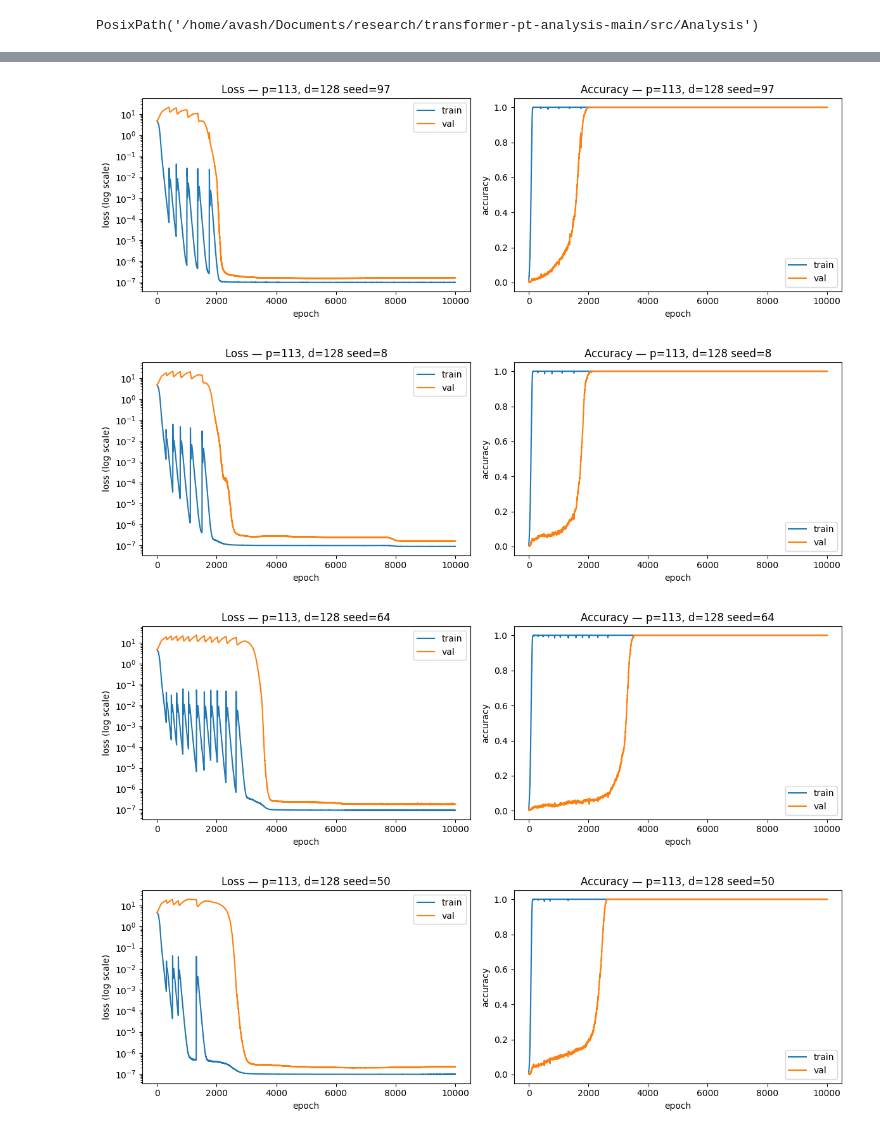
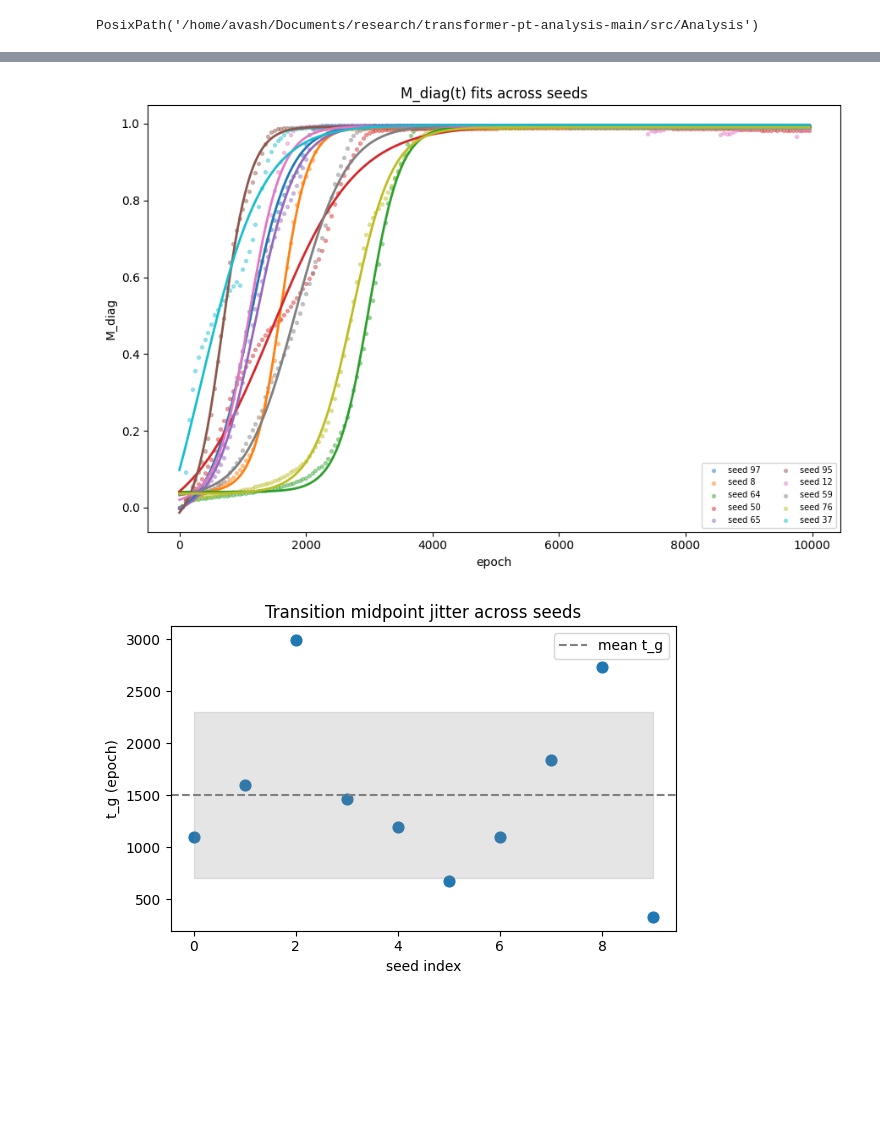
Before and after one commit to Aavash232311/Empirical-Analysis-of-Phase-Transitions-in-Transformer-Models-Using-Mechanistic-Interpretability, a Jupyter notebook: transformer-pt-analysis-main/src/Analysis/sharpness_and_width_transition.ipynb, the cells around one changed output, grey strips where cells are left out. Cells and saved outputs as stored; diff of their text form; code cells hidden in the pictures; blank space fills up the shorter version.

Commit message:
Added: logistic curve across different seeds

```diff
--- a/transformer-pt-analysis-main/src/Analysis/sharpness_and_width_transition.ipynb
+++ b/transformer-pt-analysis-main/src/Analysis/sharpness_and_width_transition.ipynb
@@ -11,9 +11,8 @@ PosixPath('/home/avash/Documents/research/transformer-pt-analysis-main/src/Analy
 # %%
 import os
 import torch
-from pathlib import Path
-from typing import Dict, List, Optional, Set, Tuple
 from mintrans_clean import *
+import analysis as a
 
 device = torch.device("cuda" if torch.cuda.is_available() else "cpu")
 
@@ -24,6 +23,7 @@ path_wd = [{ "wd": decay.split('wd')[-1 :][0].split('_')[-1:][0].split('.pth')[0
 
 cfg = TrainConfig()
 
+all_results = []
 
 for obj in path_wd:
     path = os.path.join("random_seeds", obj['path'])
@@ -39,6 +39,70 @@ for obj in path_wd:
 
     history = skeletons['history']
 
-    plot_training_curves(history, title=f"p={cfg.p}, d={cfg.d_model} seed={random_seed}")
-    # plot_spectral_history(history)
+    # plot_training_curves(history, title=f"p={cfg.p}, d={cfg.d_model} seed={random_seed}")
+    # plot_spectral_history(history, title=f"Diagonal spectral mass during training seed={random_seed}")
+
+    # Looks like we are saving the checkpoint on every 50 epoch.
+    spectal_mass = [{
+        "d_mass": props['diag_mass'],
+        "epoch": props['epoch']
+    } for props in history['spectral']]
+
+    epochs = [pt['epoch'] for pt in spectal_mass]
+    d_mass = [pt['d_mass'] for pt in spectal_mass]
+
+    try:
+        r = a.fit_one_run(epochs, d_mass)
+        r['seed'] = random_seed
+        all_results.append(r)
+        print(f"seed {random_seed}: t_g={r['t_g']:.1f}  Delta_t={r['Delta_t']:.1f}  "
+              f"M0={r['M0']:.4f}  dM={r['dM']:.4f}")
+    except RuntimeError as e:
+        print(f"seed {random_seed}: fit FAILED ({e})")
+
+# ---------------------------------------------------------------------------
+# AGGREGATE ACROSS ALL SEEDS (after the loop finishes)
+# ---------------------------------------------------------------------------
+t_g_vals     = np.array([r['t_g'] for r in all_results])
+Delta_t_vals = np.array([r['Delta_t'] for r in all_results])
+dM_vals      = np.array([r['dM'] for r in all_results])
+
+
+
+print("\n--- Summary across seeds ---")
+# at t = tg = m = 0.5
+print(f"t_g     = {t_g_vals.mean():.2f} ± {t_g_vals.std():.2f}")
+print(f"Delta_t = {Delta_t_vals.mean():.2f} ± {Delta_t_vals.std():.2f}")
+print(f"dM      = {dM_vals.mean():.4f} ± {dM_vals.std():.4f}")
+print(f"\nRelative t_g spread (std/mean Delta_t): "
+      f"{t_g_vals.std()/Delta_t_vals.mean():.2f}")
+
+# ---------------------------------------------------------------------------
+# PLOTS
+# ---------------------------------------------------------------------------
+plt.figure(figsize=(9,6))
+colors = plt.cm.tab10(np.linspace(0, 1, len(all_results)))
+for r, c in zip(all_results, colors):
+    plt.scatter(r['epochs'], r['M'], s=8, alpha=0.4, color=c, label=f"seed {r['seed']}")
+    t_fine = np.linspace(r['epochs'].min(), r['epochs'].max(), 500)
+    plt.plot(t_fine, a.logistic(t_fine, *r['popt']), color=c, lw=2)
+
+
+plt.xlabel("epoch"); plt.ylabel("M_diag")
+plt.title("M_diag(t) fits across seeds")
+plt.legend(fontsize=7, ncol=2)
+plt.tight_layout()
+plt.savefig("Mdiag_fits.png", dpi=150)
+plt.show()
+
+plt.figure(figsize=(6,4))
+plt.scatter(range(len(t_g_vals)), t_g_vals, s=60)
+plt.axhline(t_g_vals.mean(), color='gray', ls='--', label='mean t_g')
+plt.fill_between(range(len(t_g_vals)), t_g_vals.mean()-t_g_vals.std(),
+                  t_g_vals.mean()+t_g_vals.std(), alpha=0.2, color='gray')
+plt.xlabel("seed index"); plt.ylabel("t_g (epoch)")
+plt.title("Transition midpoint jitter across seeds")
+plt.legend(); plt.tight_layout()
+plt.savefig("tg_scatter.png", dpi=150)
+plt.show()
 # %% [output]
@@ -45,4 +126,2 @@ for obj in path_wd:
-[figure, old version]
+[figure, new version]
-[figure, old version]
+[figure, new version]
-[figure, removed]
-[figure, removed]
```
Also changed, not shown: parts of 1 cell of this notebook, 4 other files.
